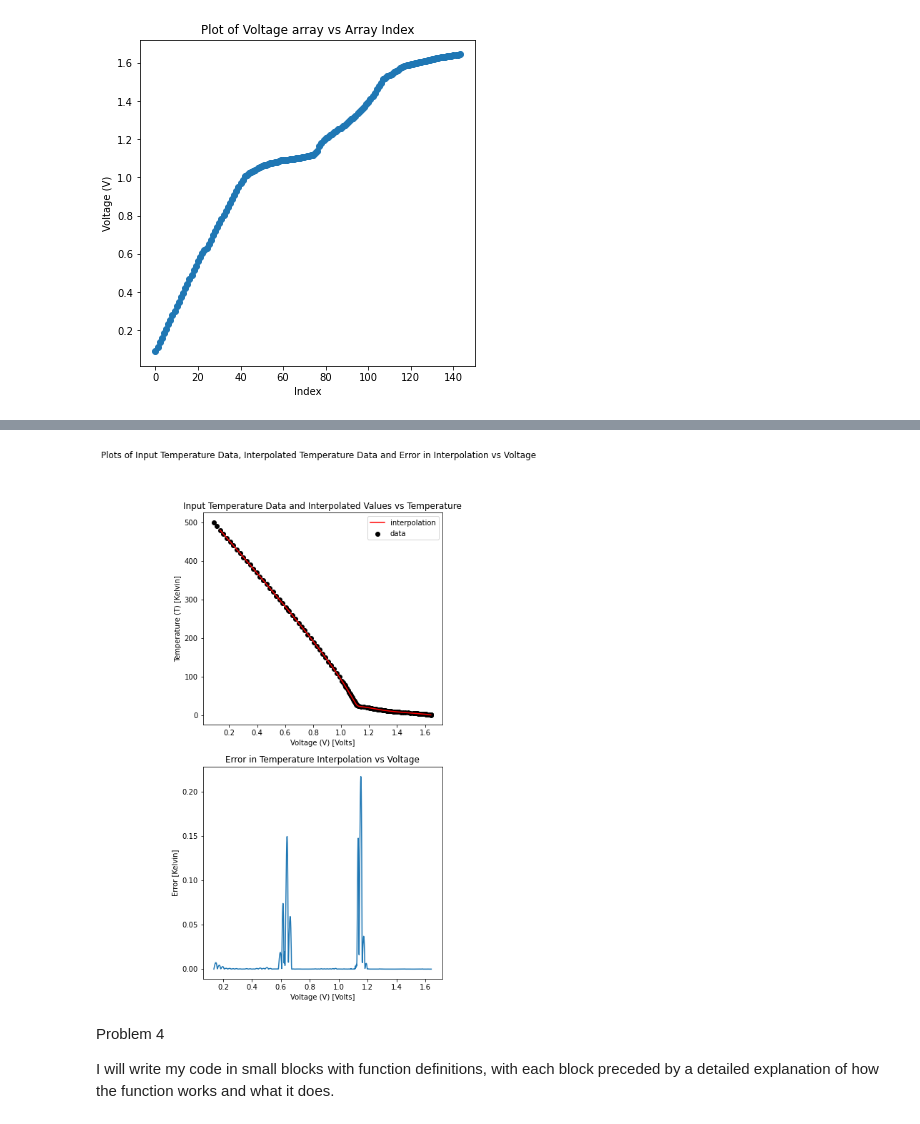
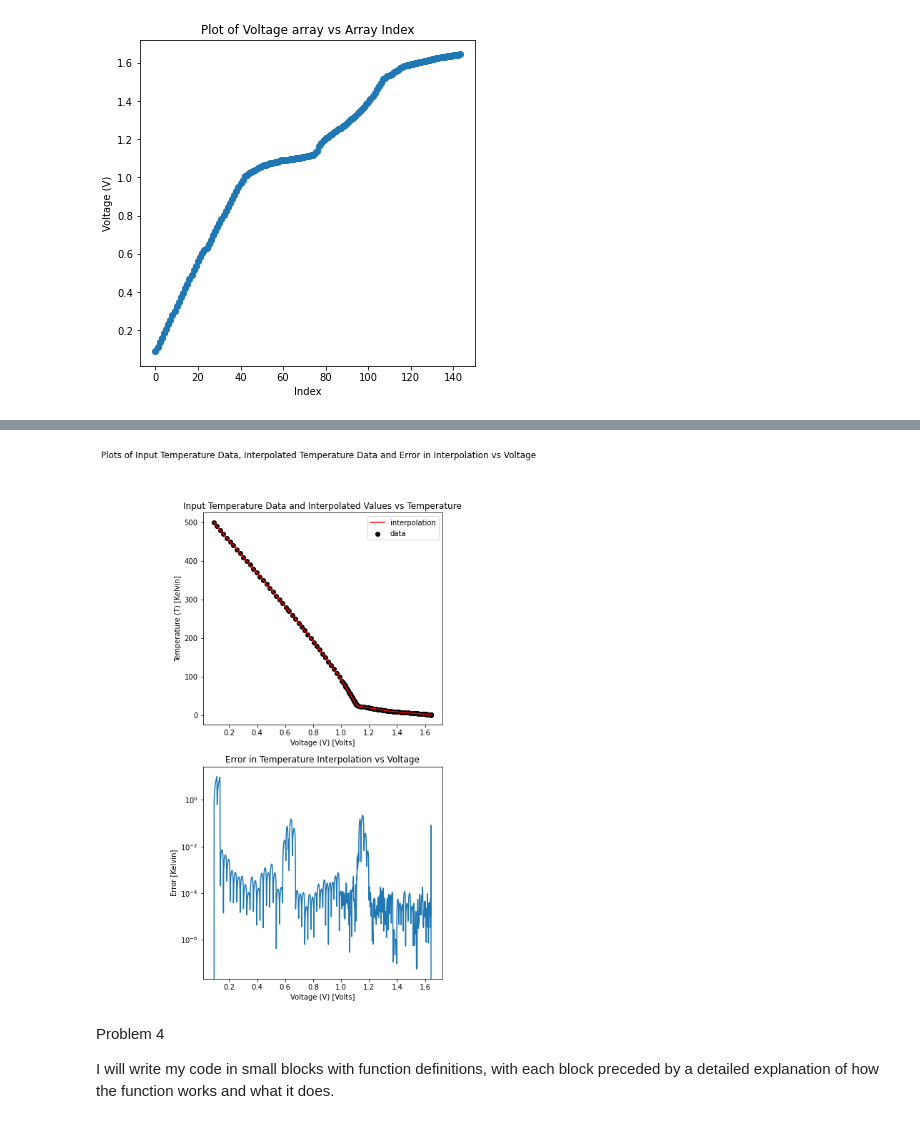
Before and after one commit to nittalas/phys512, a Jupyter notebook: PHYS512 - Assignment1_SammohithNittala.ipynb, the cells around one changed output, grey strips where cells are left out. Saved outputs shown, nothing was run; the diff lists cells and outputs as text; code cells hidden in the pictures.

Commit message:
Finished Write-Up and added linear interpolation
The linear interpolation is for edge cases.

```diff
--- a/PHYS512 - Assignment1_SammohithNittala.ipynb
+++ b/PHYS512 - Assignment1_SammohithNittala.ipynb
@@ -259,56 +259,81 @@ The function `lakeshore(V, data)` takes the point(s) at which we want the interp
 
 Finally, I call the function on the actual data and make some plots.
 # %%
-V_fine = np.linspace(V_input[2], V_input[-3], 1001)
+V_fine = np.linspace(V_input[0], V_input[-1], 1001)
 
 def lakeshore(V, data):
     data = data[data[:,1].argsort()]
     T_data = data[:,0]
     V_data = data[:,1]
+    dVdT_data = data[:,2]
     interpolated_T = np.zeros(np.size(V))
-    interpolated_T1 = np.zeros(np.size(V))
-    interpolated_T2 = np.zeros(np.size(V))
     error = np.zeros(np.size(V))
+
     for i in range(np.size(V)):
-        ind = np.max(np.where(V[i]>=V_data)[0])
-        V_use1 = V_data[ind-1:ind+3]
-        T_use1 = T_data[ind-1:ind+3]
-        V_use2 = V_data[ind-2:ind+2]
-        T_use2 = T_data[ind-2:ind+2]
+        if V[i]<V_data[0] or V[i] > V_data[-1]:
+            print("V value out of bounds. Cannot perform interpolation.")
+            break
+        elif V[i] == V_data[0]:
+            interpolated_T[i] = T_data[0]
+            error[i] = 0
+        elif V[i] == V_data[-1]:
+            interpolated_T[i] = T_data[-1]
+            error[i] = 0
 
-        poly_params1 = np.polyfit(V_use1, T_use1, 3)
-        poly_params2 = np.polyfit(V_use2, T_use2, 3)
+        elif V[i] < V_data[2] or V[i]> V_data[-3]:
+            ind = np.max(np.where(V[i]>=V_data)[0])
+            V_use1 = V_data[ind:ind+2]
+            T_use1 = T_data[ind:ind+2]
 
-        interpolated_T1[i] = np.polyval(poly_params1, V[i])
-        interpolated_T2[i] = np.polyval(poly_params2, V[i])
 
-    interpolated_T = (interpolated_T1 + interpolated_T2)/2.
-    error = np.abs(interpolated_T1 - interpolated_T2)
+            poly_params1 = np.polyfit(V_use1, T_use1, 1)
+
+            interpolated_T1 = np.polyval(poly_params1, V[i])
+            interpolated_T2 = T_data[ind] + (1/dVdT_data[ind]) * (V[i] - V_data[ind])
+
+            interpolated_T[i] = interpolated_T1
+            error[i] = np.abs(interpolated_T1 - interpolated_T2)
+
+        else:
+            ind = np.max(np.where(V[i]>=V_data)[0])
+            V_use1 = V_data[ind-1:ind+3]
+            T_use1 = T_data[ind-1:ind+3]
+            V_use2 = V_data[ind-2:ind+2]
+            T_use2 = T_data[ind-2:ind+2]
+
+            poly_params1 = np.polyfit(V_use1, T_use1, 3)
+            poly_params2 = np.polyfit(V_use2, T_use2, 3)
+
+            interpolated_T1 = np.polyval(poly_params1, V[i])
+            interpolated_T2 = np.polyval(poly_params2, V[i])
+
+            interpolated_T[i] = (interpolated_T1 + interpolated_T2)/2
+            error[i] = np.abs(interpolated_T1 - interpolated_T2)
 
     return interpolated_T, error
 
 interpolated_T, error = lakeshore(V_fine, data)
 
 
 plt.rcParams["figure.figsize"] = (6,12)
 fig,axs = plt.subplots(2,1)
 fig.suptitle("Plots of Input Temperature Data, Interpolated Temperature Data and Error in Interpolation vs Voltage")
 ax1 = axs[0]
 ax2 = axs[1]
 ax1.plot(V_fine, interpolated_T, c='r', label = 'interpolation')
 ax1.scatter(V_input, T_input, c='k', label = 'data')
 ax1.set_xlabel('Voltage (V) [Volts]')
 ax1.set_ylabel('Temperature (T) [Kelvin]')
 ax1.set_title("Input Temperature Data and Interpolated Values vs Temperature")
 ax1.legend()
-ax2.plot(V_fine, error)
+ax2.semilogy(V_fine, error)
 ax2.set_xlabel('Voltage (V) [Volts]')
 ax2.set_ylabel('Error [Kelvin]')
 ax2.set_title("Error in Temperature Interpolation vs Voltage")
 
 plt.show()
 # %% [output]
-[figure, old version]
+[figure, new version]
 # %% [markdown]
 Problem 4
 
```
Also changed, not shown: parts of 2 cells of this notebook.
